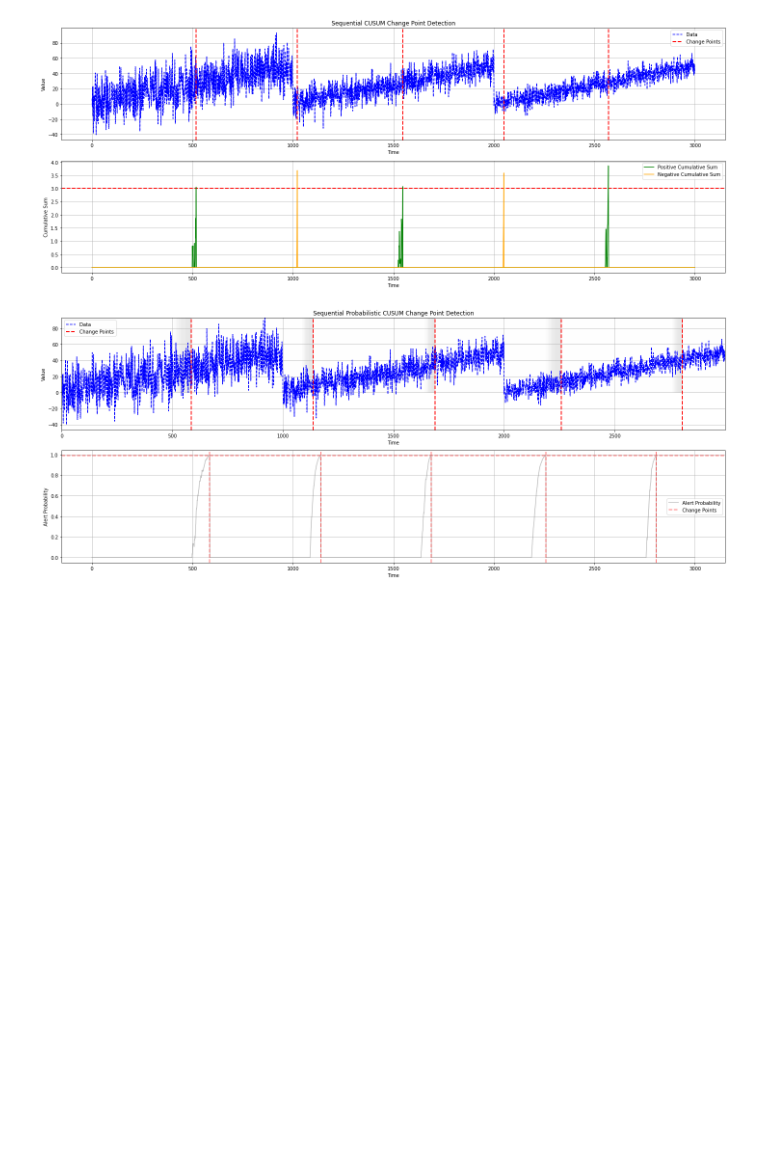
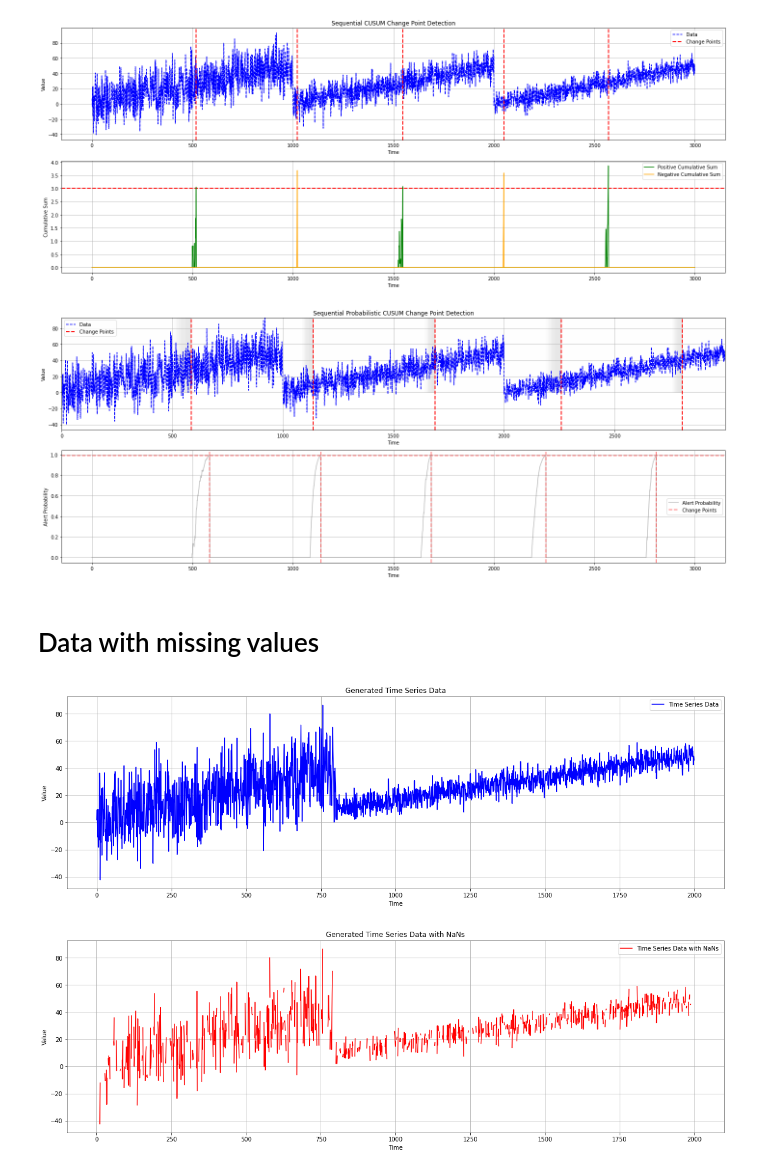
Before and after one commit to giobbu/CUSUM, a Jupyter notebook: example.ipynb, the cells around one changed output. Drawn from its saved outputs; the diff is of its cells as text; code cells hidden in the pictures; blank space fills up the shorter version.

Commit message:
add nans data generation

```diff
--- a/example.ipynb
+++ b/example.ipynb
@@ -60,3 +60,17 @@ prob_probabilities, prob_change_points = prob_detector.detect_change_points(np.a
 prob_detector.plot_change_points(generator.data, prob_change_points, prob_probabilities)
 # %% [output]
 [figure]
+# %% [markdown]
+# Data with missing values
+# %%
+generator = ChangePointGenerator(num_segments=2, segment_length=1000, change_point_type='gradual_drift')
+generator.generate_data()
+generator.add_gradual_drift(10, 50, 5, 800)
+generator.plot_data()
+
+nan_percentage = 0.45
+data_with_nans = generator.generate_data_with_nans(nan_percentage)
+generator.plot_data_with_nans(data_with_nans)
+# %% [output]
+[figure, added]
+[figure, added]
```
